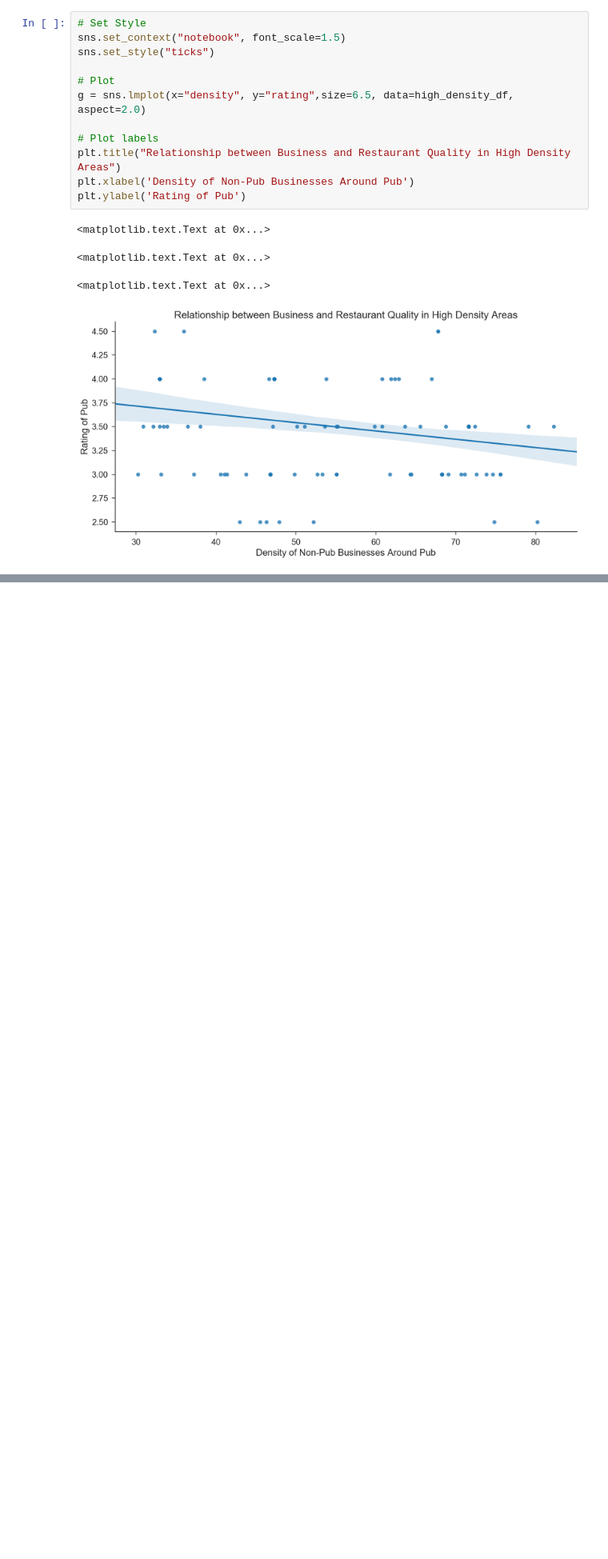
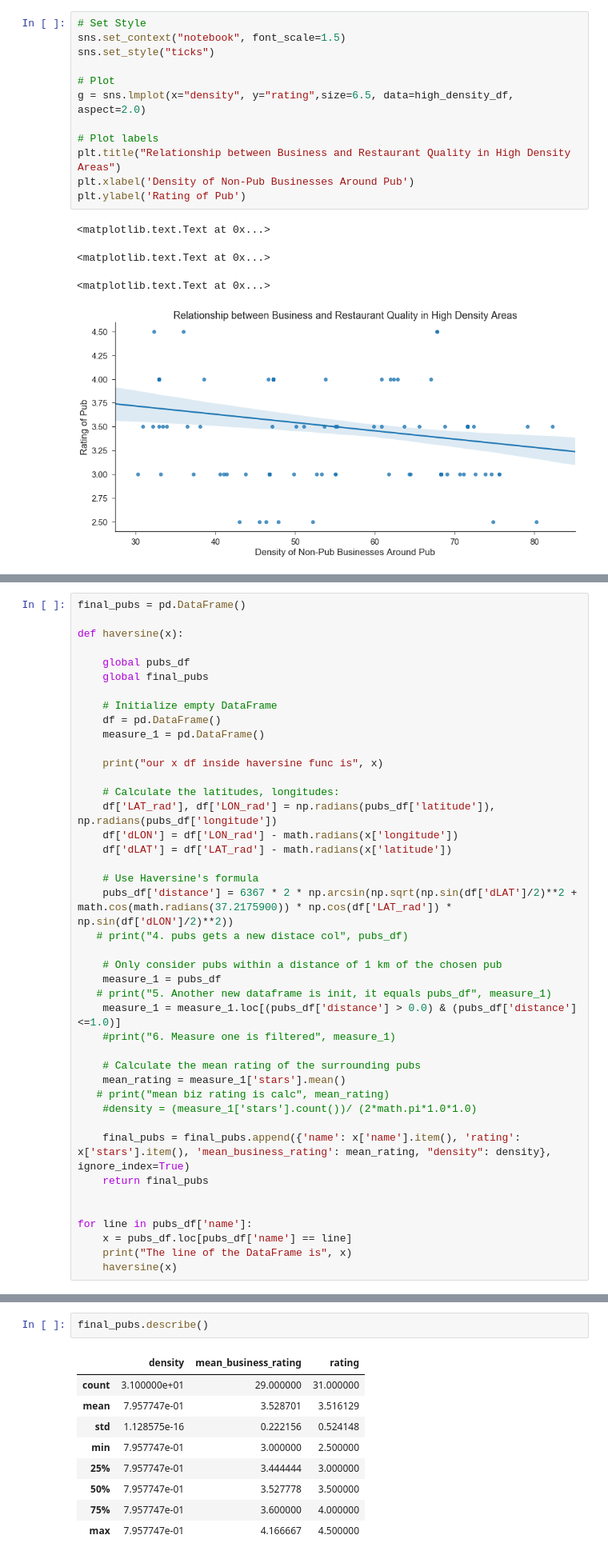
Before and after one commit to shrutirao94/Restaurant-Quality-and-Co-location-in-Toronto, a Jupyter notebook: Yelp_analysis_5.ipynb, the cells around one changed output, grey strips where cells are left out. Shown at 80% size. Cells and saved outputs as stored; diff of their text form; blank space fills up the shorter version.

```diff
--- a/Yelp_analysis_5.ipynb
+++ b/Yelp_analysis_5.ipynb
@@ -111,0 +125,42 @@ plt.ylabel('Rating of Pub')
+# %%
+final_pubs = pd.DataFrame()
+
+def haversine(x):
+
+    global pubs_df
+    global final_pubs
+
+    # Initialize empty DataFrame
+    df = pd.DataFrame()
+    measure_1 = pd.DataFrame()
+
+    print("our x df inside haversine func is", x)
+
+    # Calculate the latitudes, longitudes:
+    df['LAT_rad'], df['LON_rad'] = np.radians(pubs_df['latitude']), np.radians(pubs_df['longitude'])
+    df['dLON'] = df['LON_rad'] - math.radians(x['longitude'])
+    df['dLAT'] = df['LAT_rad'] - math.radians(x['latitude'])
+
+    # Use Haversine's formula
+    pubs_df['distance'] = 6367 * 2 * np.arcsin(np.sqrt(np.sin(df['dLAT']/2)**2 + math.cos(math.radians(37.2175900)) * np.cos(df['LAT_rad']) * np.sin(df['dLON']/2)**2))
+   # print("4. pubs gets a new distace col", pubs_df)
+
+    # Only consider pubs within a distance of 1 km of the chosen pub
+    measure_1 = pubs_df
+   # print("5. Another new dataframe is init, it equals pubs_df", measure_1)
+    measure_1 = measure_1.loc[(pubs_df['distance'] > 0.0) & (pubs_df['distance'] <=1.0)]
+    #print("6. Measure one is filtered", measure_1)
+
+    # Calculate the mean rating of the surrounding pubs
+    mean_rating = measure_1['stars'].mean()
+   # print("mean biz rating is calc", mean_rating)
+    #density = (measure_1['stars'].count())/ (2*math.pi*1.0*1.0)
+
+    final_pubs = final_pubs.append({'name': x['name'].item(), 'rating': x['stars'].item(), 'mean_business_rating': mean_rating, "density": density}, ignore_index=True)
+    return final_pubs
+
+
+for line in pubs_df['name']:
+    x = pubs_df.loc[pubs_df['name'] == line]
+    print("The line of the DataFrame is", x)
+    haversine(x)
@@ -111,0 +292,12 @@ plt.ylabel('Rating of Pub')
+# %%
+final_pubs.describe()
+# %% [output]
+|  | density | mean_business_rating | rating |
+| count | 3.100000e+01 | 29.000000 | 31.000000 |
+| mean | 7.957747e-01 | 3.528701 | 3.516129 |
+| std | 1.128575e-16 | 0.222156 | 0.524148 |
+| min | 7.957747e-01 | 3.000000 | 2.500000 |
+| 25% | 7.957747e-01 | 3.444444 | 3.000000 |
+| 50% | 7.957747e-01 | 3.527778 | 3.500000 |
+| 75% | 7.957747e-01 | 3.600000 | 4.000000 |
+| max | 7.957747e-01 | 4.166667 | 4.500000 |
```
Also changed, not shown: parts of 7 cells of this notebook.
